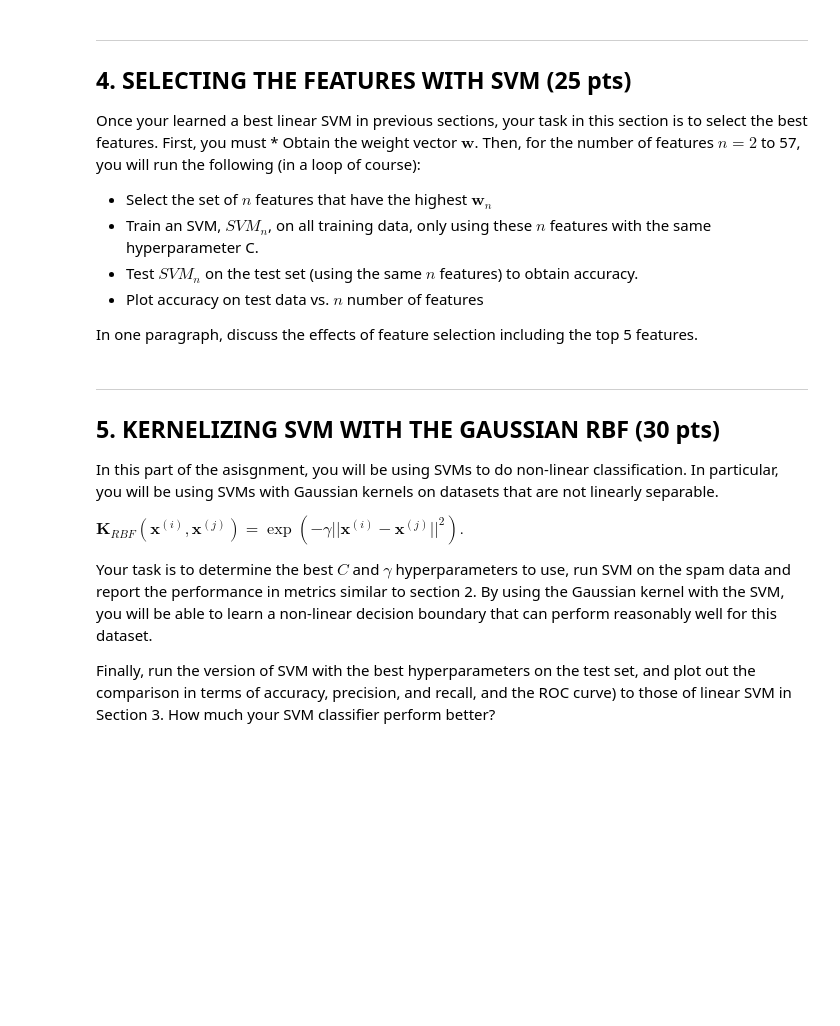
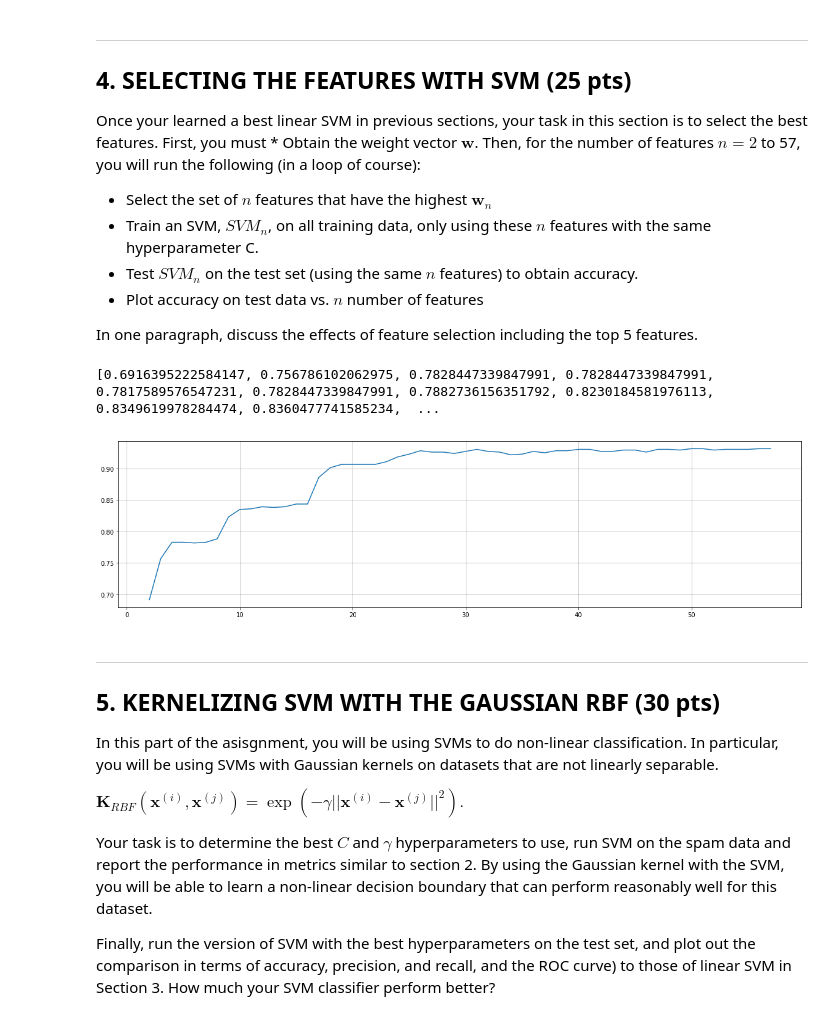
Before and after one commit to nabeeln7/svm-spambase, a Jupyter notebook: CS 6316 Assignment 2.ipynb, the cells around one changed output. Saved outputs shown, nothing was run; the diff lists cells and outputs as text; code cells hidden in the pictures; blank space fills up the shorter version.

```diff
--- a/CS 6316 Assignment 2.ipynb
+++ b/CS 6316 Assignment 2.ipynb
@@ -282,3 +277,26 @@ In one paragraph, discuss the effects of feature selection including the top 5 f
+# %%
+# Your feature selection code goes here
+
+#Find the indices of the weights sorted from largest to smallest
+w_indices = np.flip(np.argsort(np.abs(svm_clf_1.coef_.ravel())), 0)
+
+scores = []
+for i in range(2, 58):
+    n_max_indices = w_indices[:i]
+    X_train_new = X_train.values[:, n_max_indices]
+    X_test_new = X_test.values[:, n_max_indices]
+    score=LinearSVC(C=1, loss="hinge", random_state=42).fit(X_train_new, y_train).score(X_test_new, y_test)
+    scores.append(score)
+
+print(scores)
+plt.figure(figsize=(20,5))
+plt.plot(range(2,58), scores)
+plt.grid()
+plt.show()
+# Your paragraph goes here for this section
+# %% [output]
+[0.6916395222584147, 0.756786102062975, 0.7828447339847991, 0.7828447339847991, 0.7817589576547231, 0.7828447339847991, 0.7882736156351792, 0.8230184581976113, 0.8349619978284474, 0.8360477741585234,  ...
+[figure, added]
 # %% [markdown]
 - - -
 ## 5. KERNELIZING SVM WITH THE GAUSSIAN RBF (30 pts)
```
Also changed, not shown: parts of 3 cells of this notebook.
